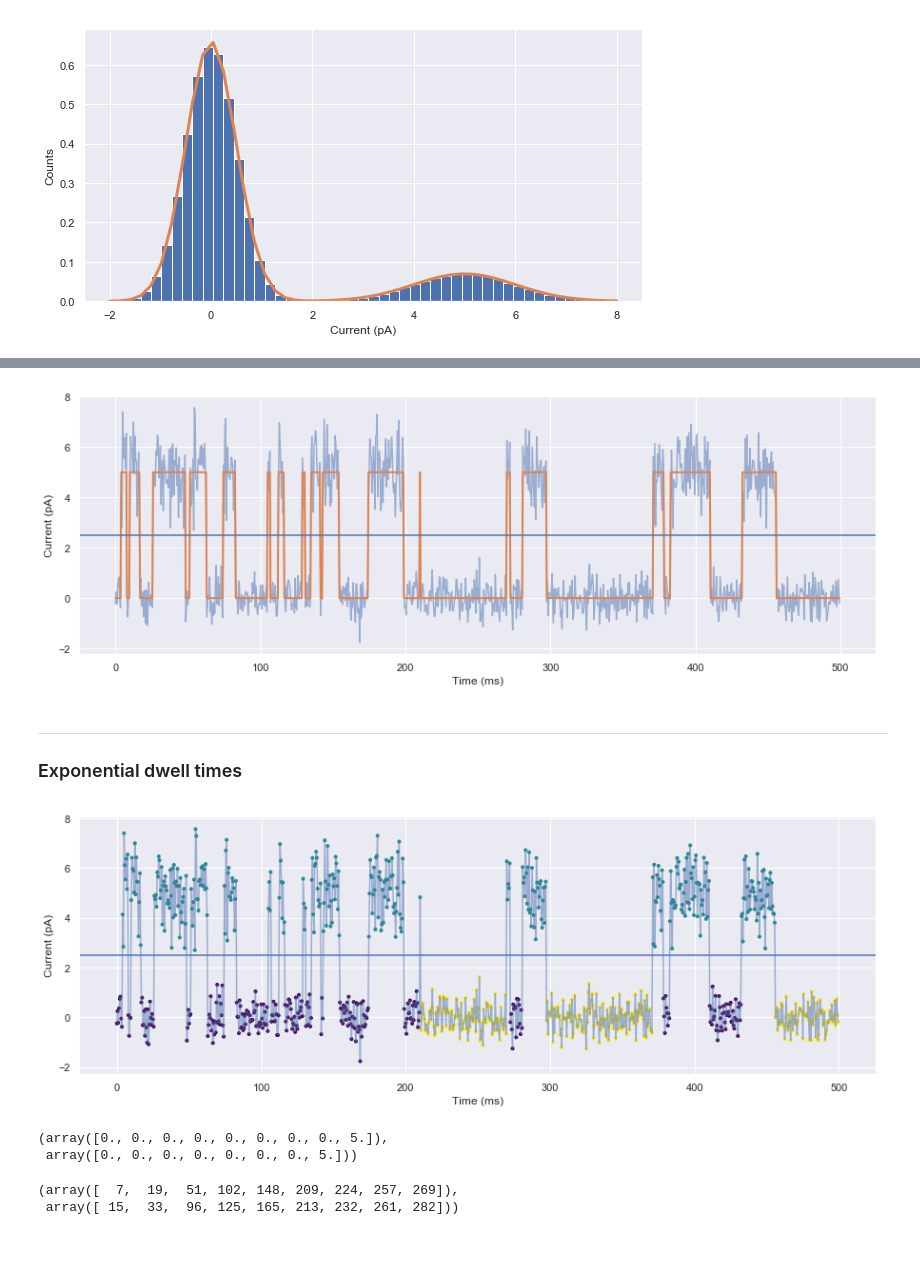
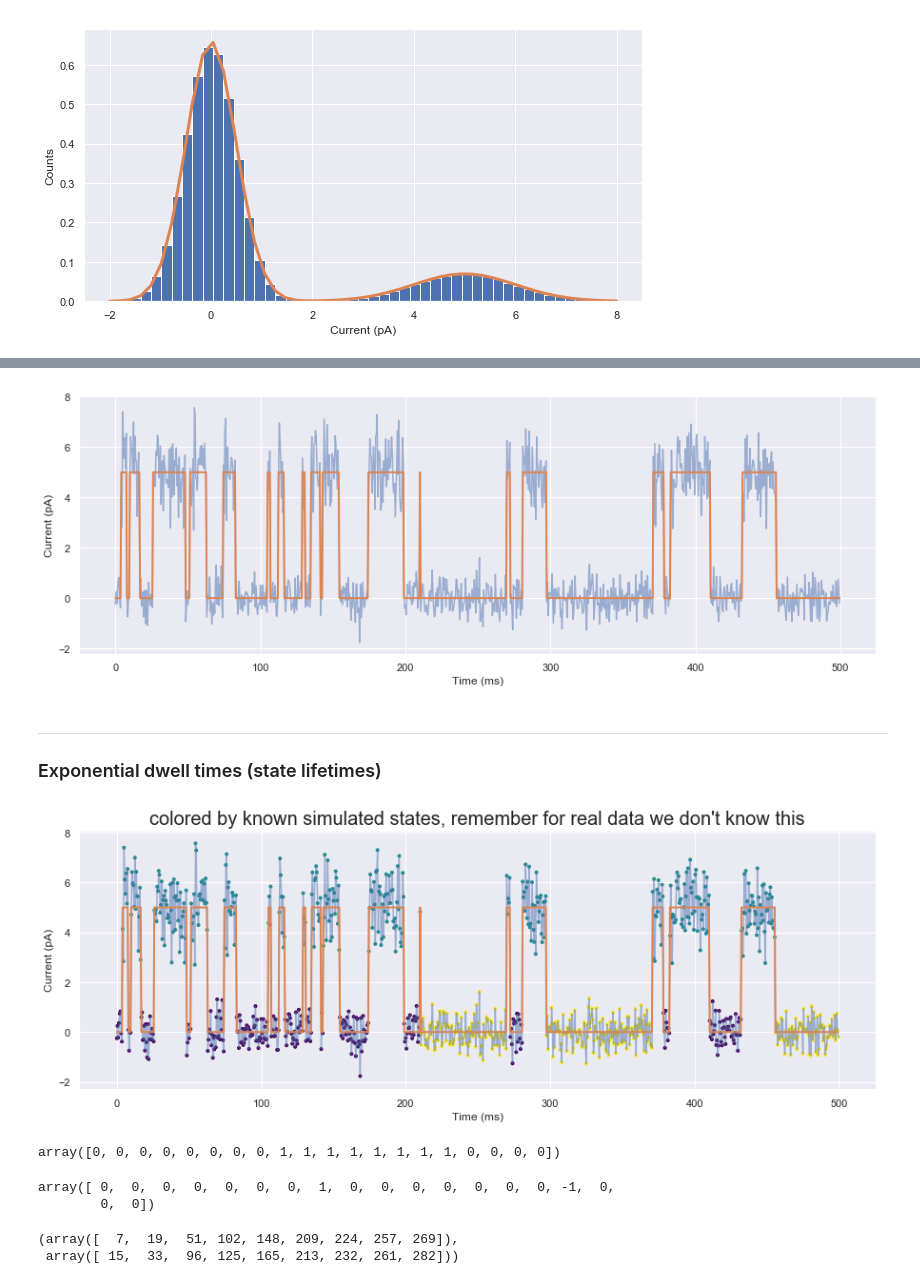
Before and after one commit to marcel-goldschen-ohm/NEU-Spring-2019, a Jupyter notebook: lecture_27_hmm/hmm.ipynb, the cells around one changed output, grey strips where cells are left out. Drawn from its saved outputs; the diff is of its cells as text; code cells hidden in the pictures; blank space fills up the shorter version.

```diff
--- a/lecture_27_hmm/hmm.ipynb
+++ b/lecture_27_hmm/hmm.ipynb
@@ -275,0 +323,11 @@ plt.ylabel('Counts');
+# %%
+cluster_seq = gmm.predict(current_pA.reshape(-1, 1))
+
+plt.figure(figsize=(15, 5))
+n = 1000
+plt.plot(time_ms[:n], current_pA[:n], alpha=0.5)
+plt.scatter(time_ms[:n], current_pA[:n], marker='o', c=cluster_seq[:n], cmap='viridis')
+plt.xlabel('Time (ms)')
+plt.ylabel('Current (pA)');
+
+cluster_seq[:20]
@@ -276,35 +337,40 @@ plt.ylabel('Counts');
 # %%
-closed_pts = np.where(current_pA < 2.5)[0]
-open_pts = np.where(current_pA >= 2.5)[0]
+closed_pts = np.where(cluster_seq == 0)[0]
+open_pts = np.where(cluster_seq == 1)[0]
 
 ideal = np.zeros(current_pA.shape)
-ideal[open_pts] = 5
+ideal[closed_pts] = np.squeeze(gmm.means_)[0]
+ideal[open_pts] = np.squeeze(gmm.means_)[1]
 
 plt.figure(figsize=(15, 5))
 n = 1000
 plt.plot(time_ms[:n], current_pA[:n], alpha=0.5)
 plt.plot(time_ms[:n], ideal[:n], lw=2)
-plt.axhline(2.5)
 plt.xlabel('Time (ms)')
 plt.ylabel('Current (pA)');
 # %% [output]
-[figure, old version]
+[figure, new version]
 # %% [markdown]
 ---
-### Exponential dwell times
+### Exponential dwell times (state lifetimes)
 # %%
 plt.figure(figsize=(15, 5))
 n = 1000
 plt.plot(time_ms[:n], current_pA[:n], alpha=0.5)
 plt.scatter(time_ms[:n], current_pA[:n], marker='.', c=state_seq[:n], cmap='viridis')
-plt.axhline(2.5)
+plt.plot(time_ms[:n], ideal[:n], lw=2)
 plt.xlabel('Time (ms)')
-plt.ylabel('Current (pA)');
+plt.ylabel('Current (pA)')
+plt.title("colored by known simulated states, remember for real data we don't know this", fontsize=20);
 # %% [output]
-[figure, old version]
+[figure, new version]
-# %%
-ideal[:9], np.diff(ideal[:9])
-# %% [output]
-(array([0., 0., 0., 0., 0., 0., 0., 0., 5.]),
- array([0., 0., 0., 0., 0., 0., 0., 5.]))
+# %%
+cluster_seq[:20]
+# %% [output]
+array([0, 0, 0, 0, 0, 0, 0, 0, 1, 1, 1, 1, 1, 1, 1, 1, 0, 0, 0, 0])
+# %%
+np.diff(cluster_seq[:20])
+# %% [output]
+array([ 0,  0,  0,  0,  0,  0,  0,  1,  0,  0,  0,  0,  0,  0,  0, -1,  0,
+        0,  0])
 # %%
```
Also changed, not shown: parts of 87 cells of this notebook, 1 other file.
